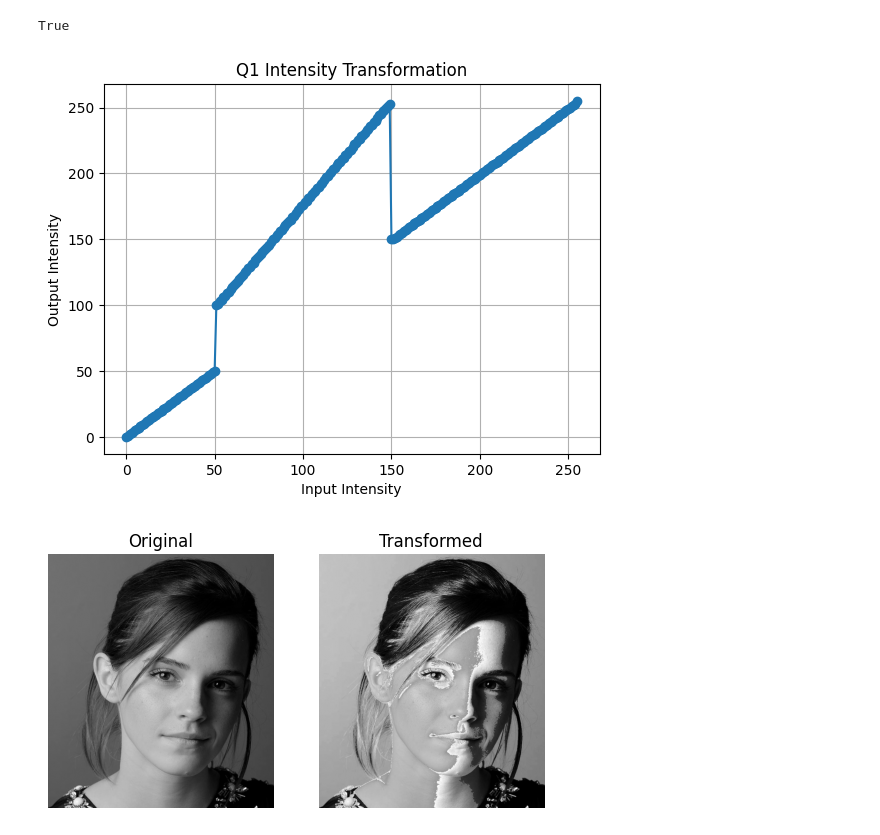
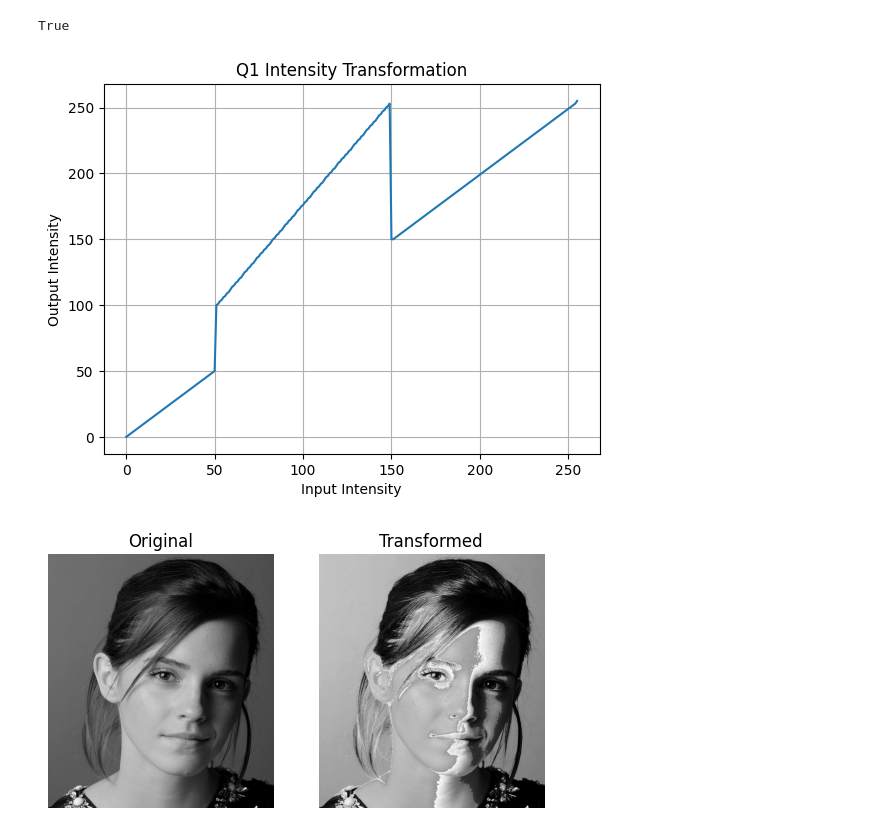
Before and after one commit to AbdulBasithNiyas/EN3160-Image-Processing-and-Machine-Vision, a Jupyter notebook: assignment_01/notebooks/Q1_Intensity_Transformation.ipynb, the cells around one changed output. Saved outputs shown, nothing was run; the diff lists cells and outputs as text; code cells hidden in the pictures.

```diff
--- a/assignment_01/notebooks/Q1_Intensity_Transformation.ipynb
+++ b/assignment_01/notebooks/Q1_Intensity_Transformation.ipynb
@@ -43,27 +43,27 @@ True
 # %%
 
 # Plot the transform curve
 plt.figure()
-plt.plot(range(256), lut, marker='o')
+plt.plot(range(256), lut)
 plt.xlabel("Input Intensity")
 plt.ylabel("Output Intensity")
 plt.title("Q1 Intensity Transformation")
 plt.grid(True)
 plt.savefig(RESULTS/"q1_transform_curve.png", dpi=150)
 plt.show()
 
 # Show before/after
 plt.figure()
 plt.subplot(1, 2, 1)
 plt.imshow(img, cmap='gray')
 plt.title("Original")
 plt.axis('off')
 plt.subplot(1, 2, 2)
 plt.imshow(out, cmap='gray')
 plt.title("Transformed")
 plt.axis('off')
 plt.savefig(RESULTS/"q1_before_after.png", dpi=150)
 plt.show()
 # %% [output]
-[figure, old version]
+[figure, new version]
 [figure]
```
Also changed, not shown: 1 other file.
